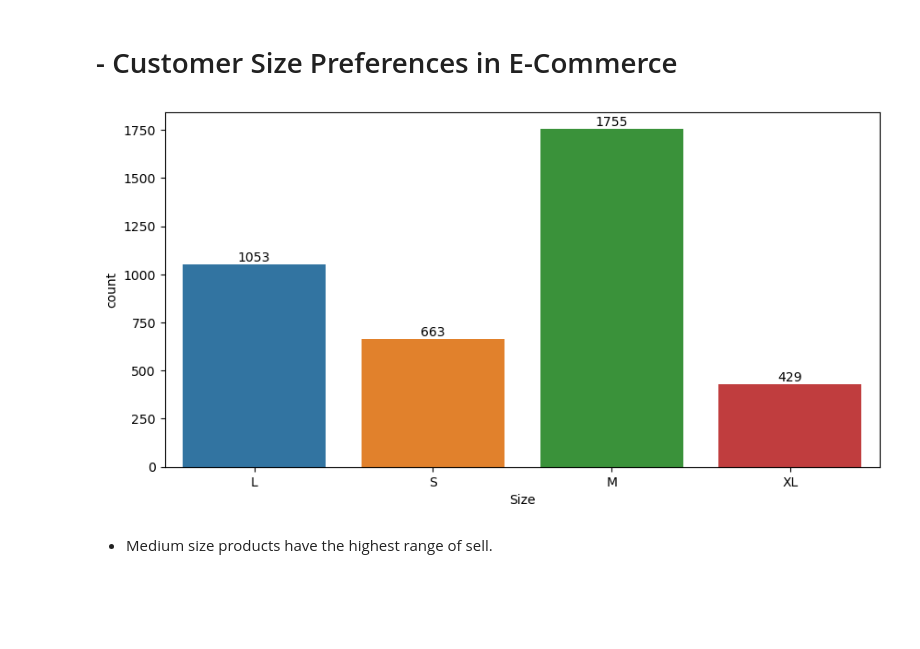
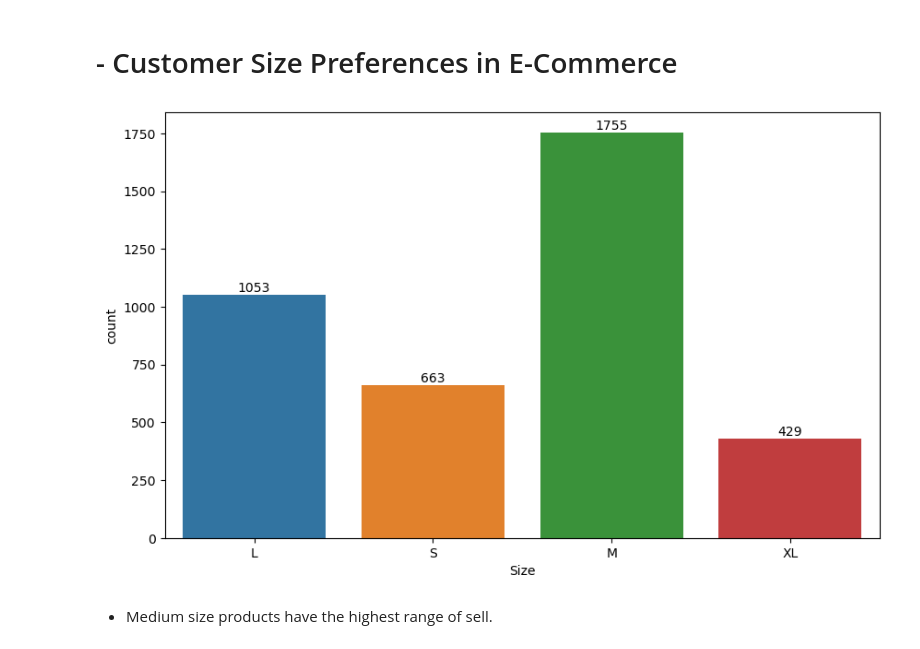
Before and after one commit to Anwaribra/E-Commerece-Sales-Data-2023-24, a Jupyter notebook: E-commerece Report.ipynb, the cells around one changed output. Cells and saved outputs as stored; diff of their text form; code cells hidden in the pictures; blank space fills up the shorter version.

```diff
--- a/E-commerece Report.ipynb
+++ b/E-commerece Report.ipynb
@@ -18,5 +18,5 @@ import matplotlib.pyplot as plt
 # %%
 pwd = os.getcwd()
 # %%
-dataset = pd.read_excel(pwd + "/E-commerece_2023_2024.xlsx")
+df = pd.read_excel("E-commerece_2023_2024.xlsx")
 # %%
@@ -138,12 +137,12 @@ for bars in ax.containers:
 # %% [markdown]
 # - Customer Size Preferences in E-Commerce
 # %%
-plt.figure(figsize=(10,5))
+plt.figure(figsize=(10,6))
 ax = sns.countplot(data=df,x='Size')
 for bars in ax.containers:
     ax.bar_label(bars)
 # %% [output]
-[figure, old version]
+[figure, new version]
 # %% [markdown]
 - Medium size products have the highest range of sell.
 # %% [markdown]
```
Also changed, not shown: parts of 3 cells of this notebook.
